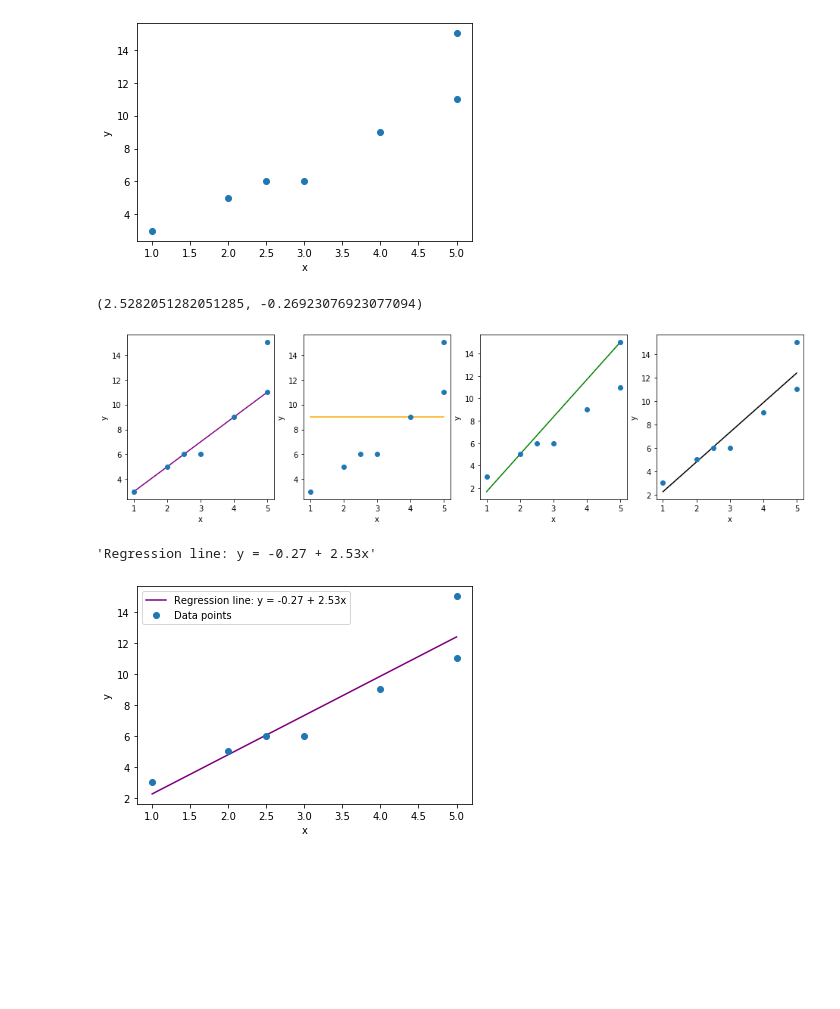
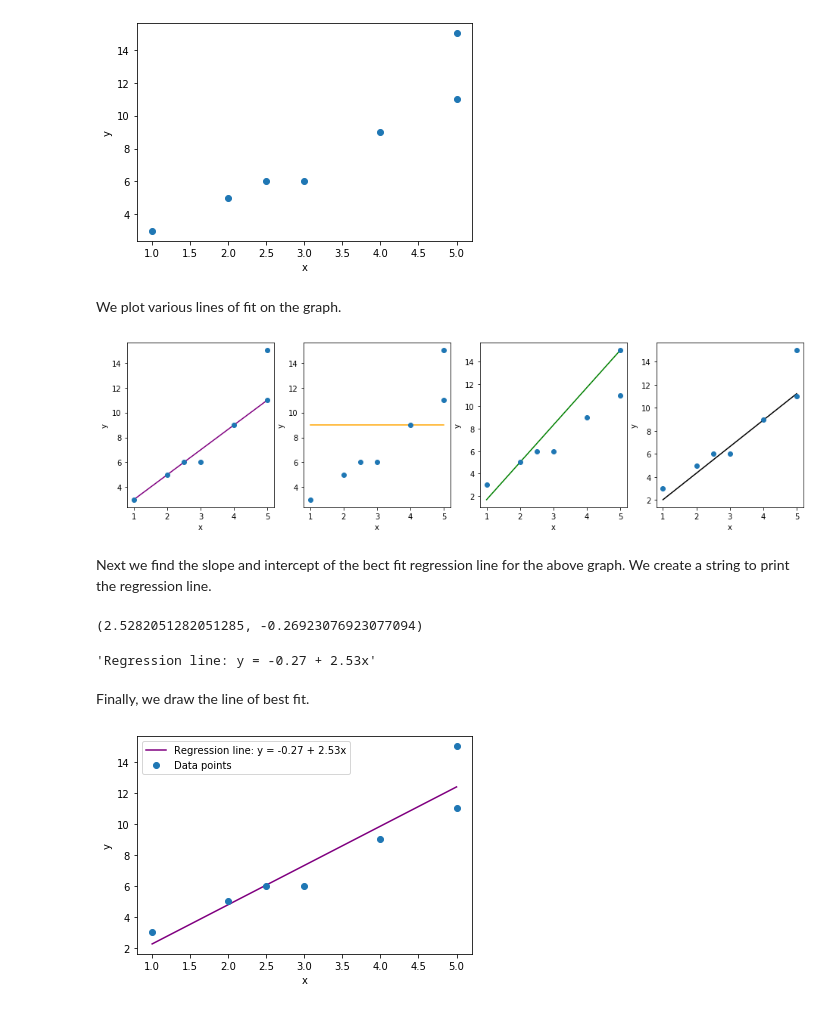
Before and after one commit to karenkathryn/linear_regression_iris, a Jupyter notebook: notebooks/simple_linear_regression_basics.ipynb, the cells around one changed output. Saved outputs shown, nothing was run; the diff lists cells and outputs as text; code cells hidden in the pictures; blank space fills up the shorter version.

Commit message:
update nb with narrative; update filepaths for data

```diff
--- a/notebooks/simple_linear_regression_basics.ipynb
+++ b/notebooks/simple_linear_regression_basics.ipynb
@@ -34,4 +42,26 @@ ax.set_ylabel('y')
 plt.show()
 # %% [output]
 [figure]
+# %% [markdown]
+We plot various lines of fit on the graph.
+# %%
+fig, ax = plt.subplots(figsize=(16,4), nrows=1, ncols=4)
+
+ax[0].plot(x, 1 + 2 * x, color='purple')
+ax[1].plot(x, 9 + 0 * x, color='orange')
+ax[2].plot(x, -5/3 + 10/3 * x, color='green')
+ax[3].plot(x, -.27 + 2.3 * x, color='black')
+
+
+
+for idx in range(4):
+    ax[idx].plot(x, y, linewidth=0, marker='o', label='Data points')
+    ax[idx].set_xlabel('x')
+    ax[idx].set_ylabel('y')
+
+plt.show()
+# %% [output]
+[figure, added]
+# %% [markdown]
+Next we find the slope and intercept of the bect fit regression line for the above graph. We create a string to print the regression line.
 # %%
@@ -40,29 +69,13 @@ slope, intercept, r, p, stderr = scipy.stats.linregress(x, y)
 slope, intercept
 # %% [output]
 (2.5282051282051285, -0.26923076923077094)
-# %%
-fig, ax = plt.subplots(figsize=(16,4), nrows=1, ncols=4)
-
-ax[0].plot(x, 1 + 2 * x, color='purple')
-ax[1].plot(x, 9 + 0 * x, color='orange')
-ax[2].plot(x, -5/3 + 10/3 * x, color='green')
-ax[3].plot(x, intercept + slope * x, color='black')
-
-
-
-for idx in range(4):
-    ax[idx].plot(x, y, linewidth=0, marker='o', label='Data points')
-    ax[idx].set_xlabel('x')
-    ax[idx].set_ylabel('y')
-
-plt.show()
-# %% [output]
-[figure, removed]
 # %%
 line = f'Regression line: y = {intercept:.2f} + {slope:.2f}x'
 line
 # %% [output]
 'Regression line: y = -0.27 + 2.53x'
+# %% [markdown]
+Finally, we draw the line of best fit.
 # %%
 
 fig, ax = plt.subplots()
```
Also changed, not shown: parts of 13 cells of this notebook.
